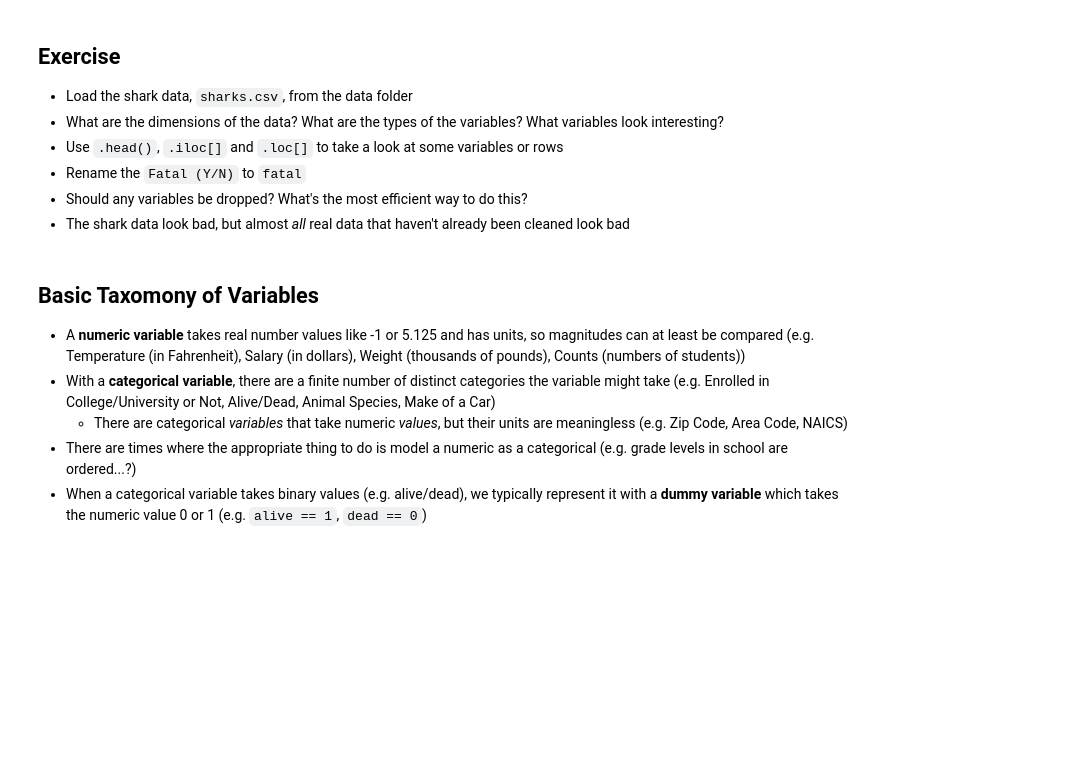
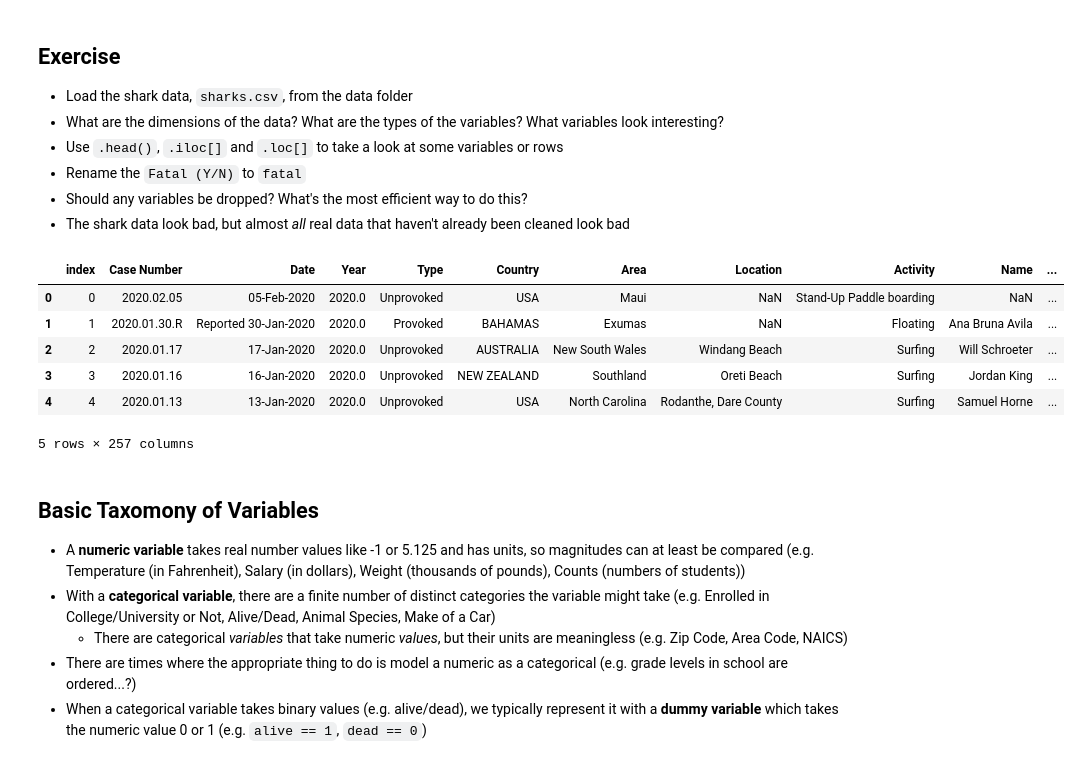
Before and after one commit to natalieassaad/wrangling, a Jupyter notebook: wrangling.ipynb, the cells around one changed output. Cells and saved outputs as stored; diff of their text form; code cells hidden in the pictures; blank space fills up the shorter version.

```diff
--- a/wrangling.ipynb
+++ b/wrangling.ipynb
@@ -203,6 +203,26 @@ df['age'] = df['Defendant_Age'] # Creating a new variable called age without rep
 - Rename the `Fatal (Y/N)` to `fatal`
 - Should any variables be dropped? What's the most efficient way to do this?
 - The shark data look bad, but almost *all* real data that haven't already been cleaned look bad
+# %%
+# pwd()
+path = '/content/wrangling/data/sharks.csv' # absolute path
+path = './wrangling/data/sharks.csv' # relative path, . summarizes working directory
+
+
+sdf = pd.read_csv(path, low_memory = False)
+# %%
+# how many rows/columns
+sdf.shape # gives number of rows and columns
+sdf.columns.tolist() # prints entire list of columns
+sdf.head() # glance at first 5 rows of data
+# %% [output]
+|  | index | Case Number | Date | Year | Type | Country | Area | Location | Activity | Name | ... |
+| 0 | 0 | 2020.02.05 | 05-Feb-2020 | 2020.0 | Unprovoked | USA | Maui | NaN | Stand-Up Paddle boarding | NaN | ... |
+| 1 | 1 | 2020.01.30.R | Reported 30-Jan-2020 | 2020.0 | Provoked | BAHAMAS | Exumas | NaN | Floating | Ana Bruna Avila | ... |
+| 2 | 2 | 2020.01.17 | 17-Jan-2020 | 2020.0 | Unprovoked | AUSTRALIA | New South Wales | Windang Beach | Surfing | Will Schroeter | ... |
+| 3 | 3 | 2020.01.16 | 16-Jan-2020 | 2020.0 | Unprovoked | NEW ZEALAND | Southland | Oreti Beach | Surfing | Jordan King | ... |
+| 4 | 4 | 2020.01.13 | 13-Jan-2020 | 2020.0 | Unprovoked | USA | North Carolina | Rodanthe, Dare County | Surfing | Samuel Horne | ... |
+5 rows × 257 columns
 # %% [markdown]
 ## Basic Taxomony of Variables
 - A **numeric variable** takes real number values like -1 or 5.125 and has units, so magnitudes can at least be compared (e.g. Temperature (in Fahrenheit), Salary (in dollars), Weight (thousands of pounds), Counts (numbers of students))
```
